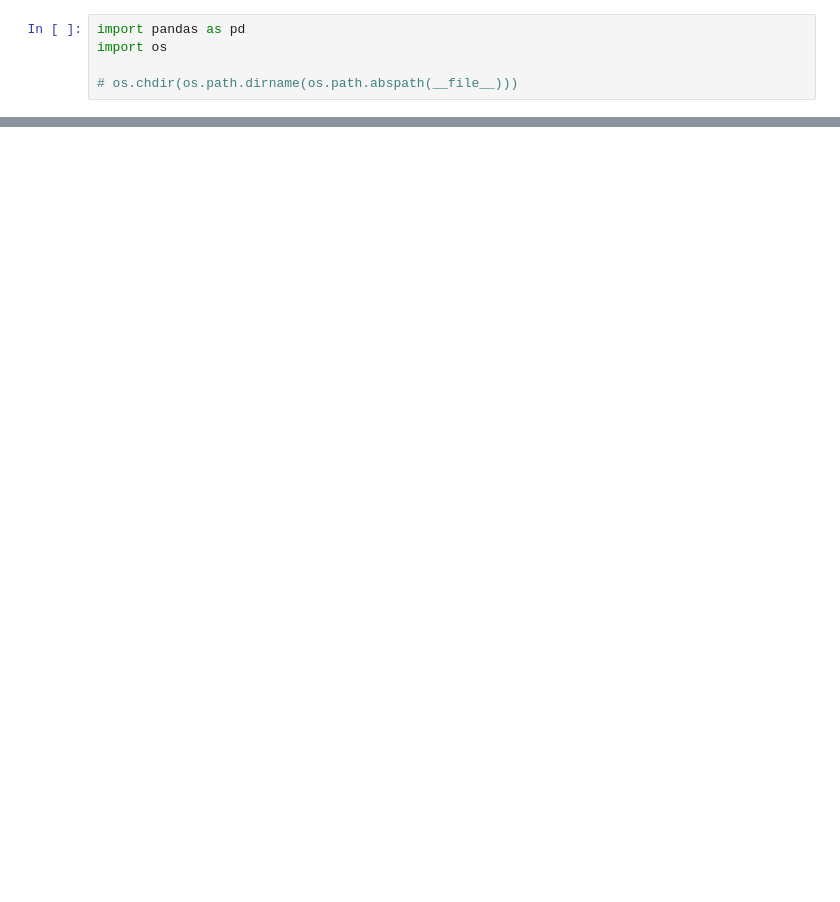
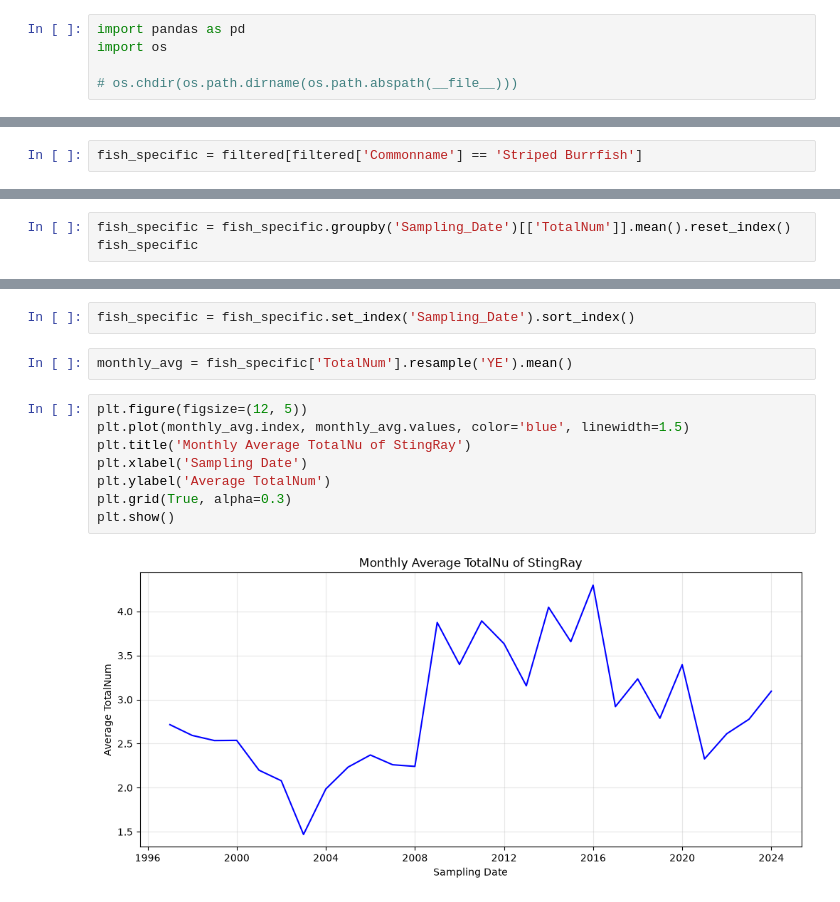
Before and after one commit to Flx232/Fish_Population, a Jupyter notebook: exploratory.ipynb, the cells around one changed output, grey strips where cells are left out. Drawn from its saved outputs; the diff is of its cells as text; blank space fills up the shorter version.

```diff
--- a/exploratory.ipynb
+++ b/exploratory.ipynb
@@ -900,0 +90,2 @@ binned_df
+# %%
+fish_specific = filtered[filtered['Commonname'] == 'Striped Burrfish']
@@ -900,0 +112,3 @@ binned_df
+# %%
+fish_specific = fish_specific.groupby('Sampling_Date')[['TotalNum']].mean().reset_index()
+fish_specific
@@ -900,0 +129,14 @@ binned_df
+# %%
+fish_specific = fish_specific.set_index('Sampling_Date').sort_index()
+# %%
+monthly_avg = fish_specific['TotalNum'].resample('YE').mean()
+# %%
+plt.figure(figsize=(12, 5))
+plt.plot(monthly_avg.index, monthly_avg.values, color='blue', linewidth=1.5)
+plt.title('Monthly Average TotalNu of StingRay')
+plt.xlabel('Sampling Date')
+plt.ylabel('Average TotalNum')
+plt.grid(True, alpha=0.3)
+plt.show()
+# %% [output]
+[figure, added]
```
Also changed, not shown: parts of 125 cells of this notebook, 2 other files.
